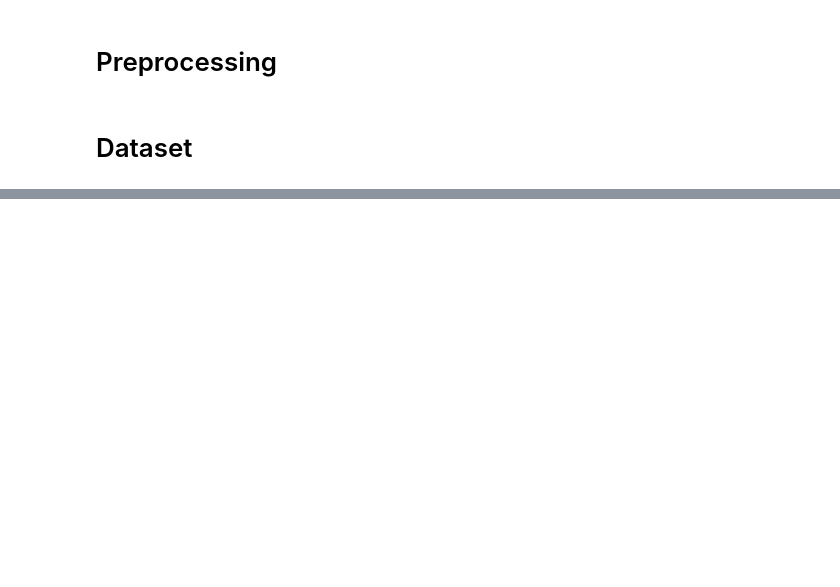
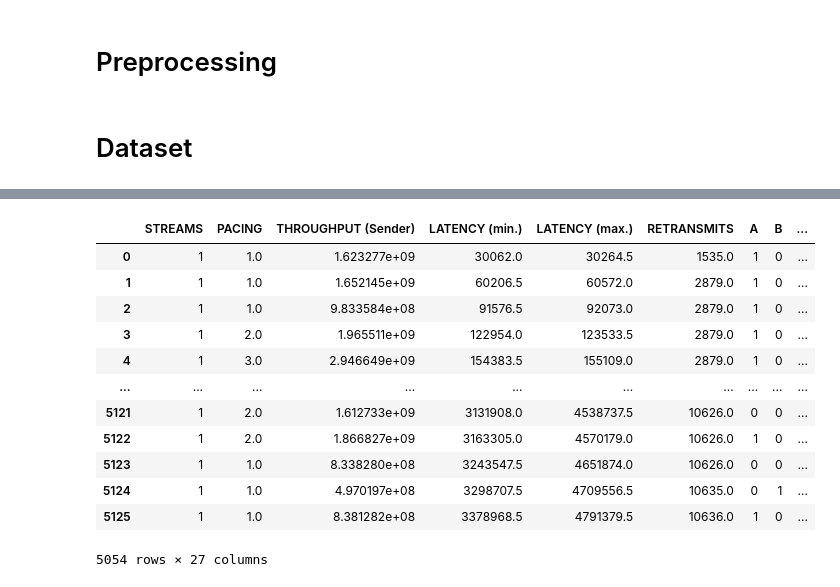
Before and after one commit to eashanadhikarla/kibana-data-retrieval, a Jupyter notebook: pacing/model.ipynb, the cells around one changed output, grey strips where cells are left out. Drawn from its saved outputs; the diff is of its cells as text; code cells hidden in the pictures; blank space fills up the shorter version.

```diff
--- a/pacing/model.ipynb
+++ b/pacing/model.ipynb
@@ -72,6 +72,6 @@ df['CONGESTION (Sender)'] = (df['CONGESTION (Sender)'] == 'cubic').astype(int) #
 
 X = df[['THROUGHPUT (Sender)', 'LATENCY (mean)', 'RETRANSMITS', 'STREAMS', 'CONGESTION (Sender)']].values
 y = df['PACING'].values
-y = y.astype('int')
+y = y.astype('float')
 # %%
 df['ALIAS'].unique()
@@ -480,0 +826,30 @@ print('Test Accuracy: %.3f' % model.score(X_test, y_test))
+# %%
+from sklearn.preprocessing import MultiLabelBinarizer
+
+mlb = MultiLabelBinarizer(sparse_output=True)
+
+alias_df = original_df.join(pd.DataFrame.sparse.from_spmatrix(mlb.fit_transform(original_df.pop('ALIAS')),
+                                                            index=original_df.index,
+                                                            columns=mlb.classes_))
+
+df_ = alias_df.join(pd.DataFrame.sparse.from_spmatrix(mlb.fit_transform(alias_df.pop('CONGESTION (Sender)')),
+                                                            index=alias_df.index,
+                                                            columns=mlb.classes_),
+                                                            how = 'left', lsuffix='left', rsuffix='right')
+
+# df_['CONGESTION (Sender)'] = (df_['CONGESTION (Sender)'] == 'cubic').astype(int)
+df_
+# %% [output]
+|  | STREAMS | PACING | THROUGHPUT (Sender) | LATENCY (min.) | LATENCY (max.) | RETRANSMITS | A | B | ... |
+| 0 | 1 | 1.0 | 1.623277e+09 | 30062.0 | 30264.5 | 1535.0 | 1 | 0 | ... |
+| 1 | 1 | 1.0 | 1.652145e+09 | 60206.5 | 60572.0 | 2879.0 | 1 | 0 | ... |
+| 2 | 1 | 1.0 | 9.833584e+08 | 91576.5 | 92073.0 | 2879.0 | 1 | 0 | ... |
+| 3 | 1 | 2.0 | 1.965511e+09 | 122954.0 | 123533.5 | 2879.0 | 1 | 0 | ... |
+| 4 | 1 | 3.0 | 2.946649e+09 | 154383.5 | 155109.0 | 2879.0 | 1 | 0 | ... |
+| ... | ... | ... | ... | ... | ... | ... | ... | ... | ... |
+| 5121 | 1 | 2.0 | 1.612733e+09 | 3131908.0 | 4538737.5 | 10626.0 | 0 | 0 | ... |
+| 5122 | 1 | 2.0 | 1.866827e+09 | 3163305.0 | 4570179.0 | 10626.0 | 1 | 0 | ... |
+| 5123 | 1 | 1.0 | 8.338280e+08 | 3243547.5 | 4651874.0 | 10626.0 | 0 | 0 | ... |
+| 5124 | 1 | 1.0 | 4.970197e+08 | 3298707.5 | 4709556.5 | 10635.0 | 0 | 1 | ... |
+| 5125 | 1 | 1.0 | 8.381282e+08 | 3378968.5 | 4791379.5 | 10636.0 | 1 | 0 | ... |
+5054 rows × 27 columns
```
Also changed, not shown: parts of 19 cells of this notebook, 17 other files.
